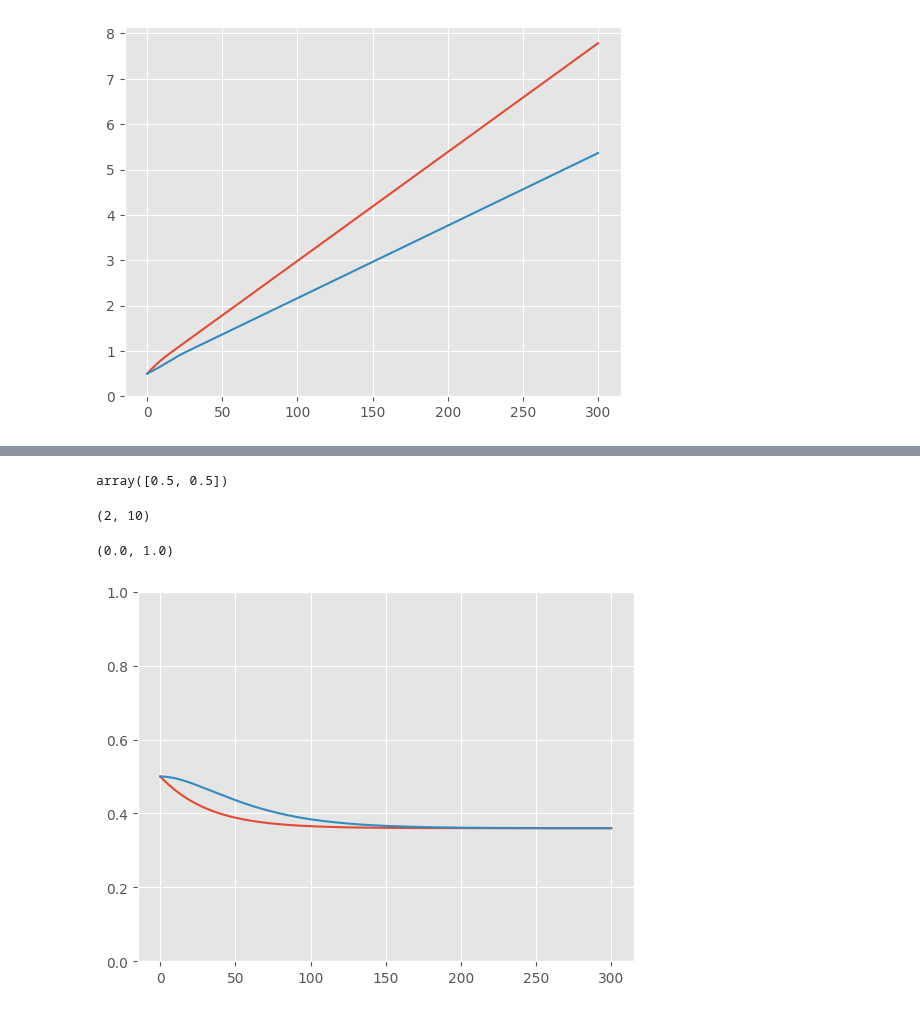
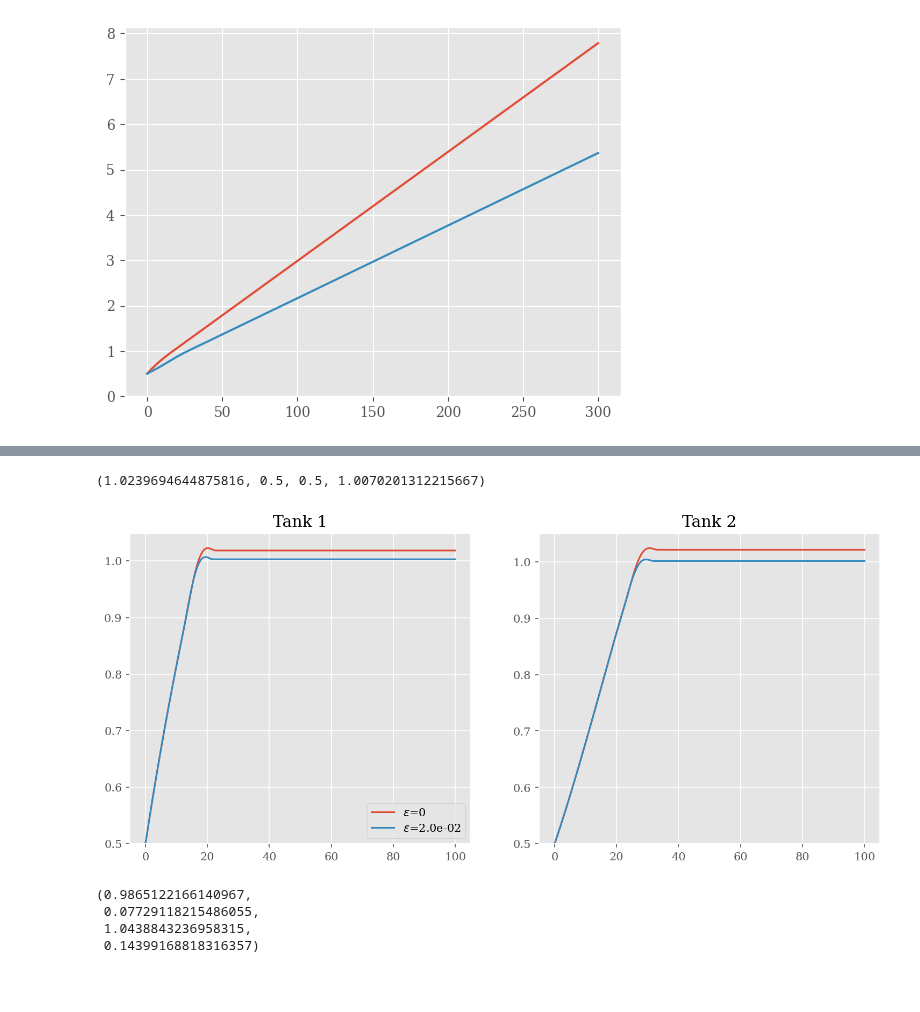
Before and after one commit to MalachiteWind/stable_node_control, a Jupyter notebook: notebooks/mixing-tanks/mixing_tanks.ipynb, the cells around one changed output, grey strips where cells are left out. Drawn from its saved outputs; the diff is of its cells as text; code cells hidden in the pictures; blank space fills up the shorter version.

```diff
--- a/notebooks/mixing-tanks/mixing_tanks.ipynb
+++ b/notebooks/mixing-tanks/mixing_tanks.ipynb
@@ -89,18 +116,12 @@ def two_tank_ode(t, x, u, c):
 
     return np.array([dhdt1, dhdt2])
 # %%
-from scipy.integrate import solve_ivp
+x0 = [0.5,0.5]
+u = [1,0.2]
+c = [c1,c2]
+eps = 2e-2
-# %%
-x0 = np.array(x0)
-# %%
-x0
-# %% [output]
-array([0.5, 0.5])
 # %%
-t_max = 300
-x0 = [0.5,0.5]
-u = np.array([0.3,0.])
-c = np.array([c1,c2])
+t_max = 100
 sol = solve_ivp(
     two_tank_ode,
     t_span = [0,t_max],
@@ -108,20 +129,42 @@ sol = solve_ivp(
     t_eval= np.linspace(0,t_max, 501),
     args =(u,c,)
 )
+
+# soft_two_tank = lambda t,x,u,c: two_tank_ode(t,x,u,c,eps=1e-2)
+
+sol2 = solve_ivp(
+    two_tank_ode,
+    t_span = [0,t_max],
+    y0 = np.array(x0),
+    t_eval= np.linspace(0,t_max, 501),
+    args =(u,c,eps)
+)
 # %%
 t = sol.t
 X = sol.y
+
+t2 = sol2.t
+X2 = sol2.y
 # %%
-X.shape
+X.max(), X.min(), X2.min(), X2.max()
 # %% [output]
-(2, 10)
+(1.0239694644875816, 0.5, 0.5, 1.0070201312215667)
 # %%
-plt.plot(t, X[0,:])
-plt.plot(t,X[1,:])
-plt.ylim(0,1)
+fig, (ax1,ax2) = plt.subplots(1,2, figsize=(12,5),dpi=150)
+
+ax1.set_title("Tank 1")
+ax1.plot(t, X[0,:],label=fr"$\epsilon$=0")
+ax1.plot(t2,X2[0,:],label=fr"$\epsilon$={eps:.1e}")
+ax1.set_ylim(0.5,)
+ax1.legend(prop={'family':'serif'})
+
+ax2.set_title("Tank 2")
+ax2.plot(t,X[1,:])
+ax2.plot(t2,X2[1,:])
+ax2.set_ylim(0.5,)
+plt.show()
 # %% [output]
-(0.0, 1.0)
-[figure, old version]
+[figure, new version]
 # %%
 p_vals = np.linspace(0,1,101)
 v_vals = np.linspace(0,1,101)
@@ -146,4 +191,11 @@ for i, pi in enumerate(tqdm(p_vals)):
         x1, x2 = sol.y[:,-1]
         X1s[i,j] = x1
         X2s[i,j] = x2
+# %%
+X1s.max(),X1s.min(), X2s.max(), X2s.min()
+# %% [output]
+(0.9865122166140967,
+ 0.07729118215486055,
+ 1.0438843236958315,
+ 0.14399168818316357)
 # %%
```
Also changed, not shown: parts of 20 cells of this notebook.
